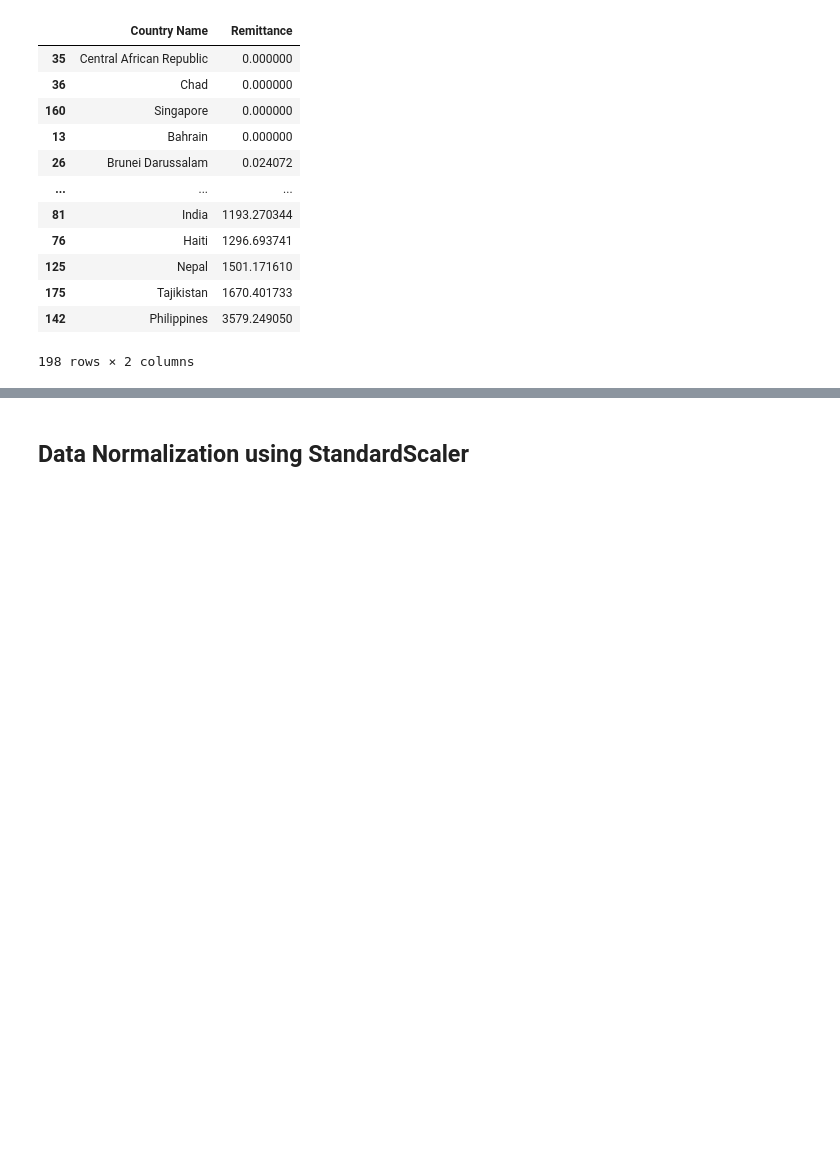
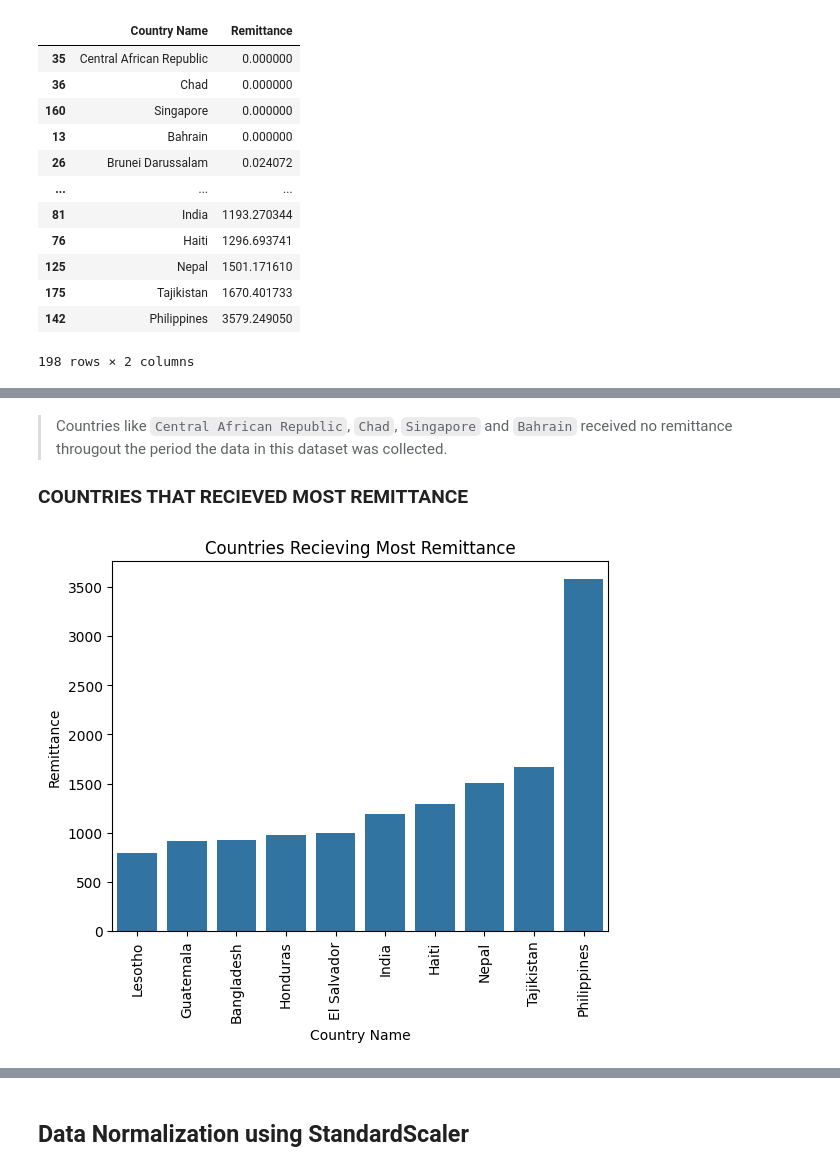
Before and after one commit to PowerBIhamoye/NaturalDisasterRemittanceFlow, a Jupyter notebook: remittance.ipynb, the cells around one changed output, grey strips where cells are left out. Drawn from its saved outputs; the diff is of its cells as text; code cells hidden in the pictures; blank space fills up the shorter version.

```diff
--- a/remittance.ipynb
+++ b/remittance.ipynb
@@ -509,0 +520,10 @@ total_remittance_country
+# %% [markdown]
+> Countries like `Central African Republic`, `Chad`, `Singapore` and `Bahrain` received no remittance througout the period the data in this dataset was collected.
+
+### **COUNTRIES THAT RECIEVED MOST REMITTANCE**
+# %%
+sns.barplot(x='Country Name', y='Remittance', data=remittance_by_country.tail(10));
+plt.title("Countries Recieving Most Remittance");
+plt.xticks(rotation=90);
+# %% [output]
+[figure, added]
```
Also changed, not shown: parts of 18 cells of this notebook.
